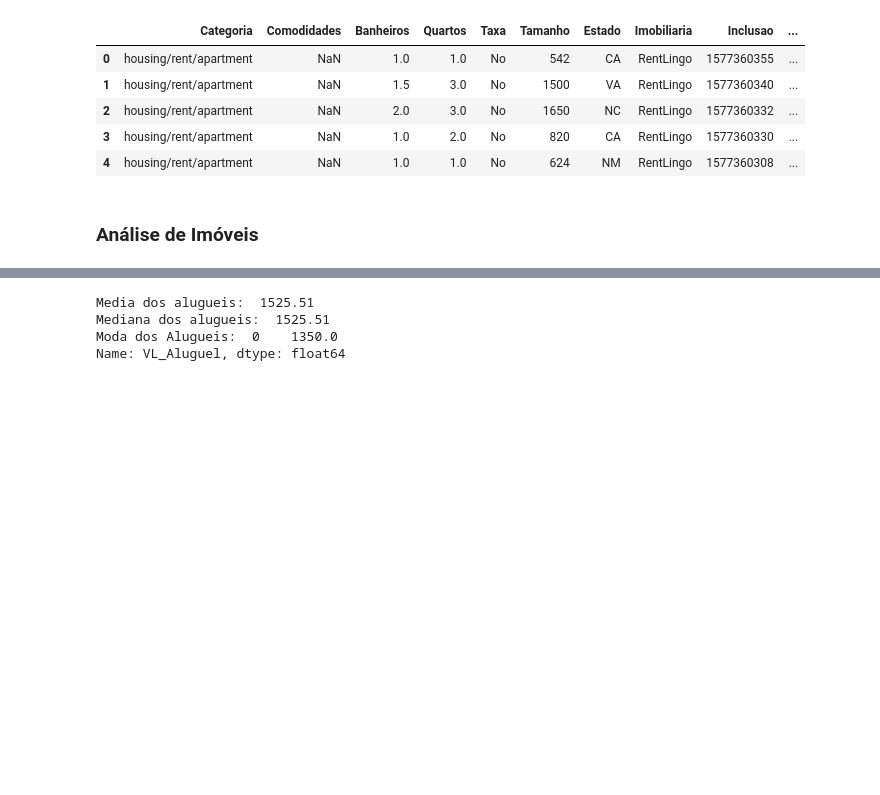
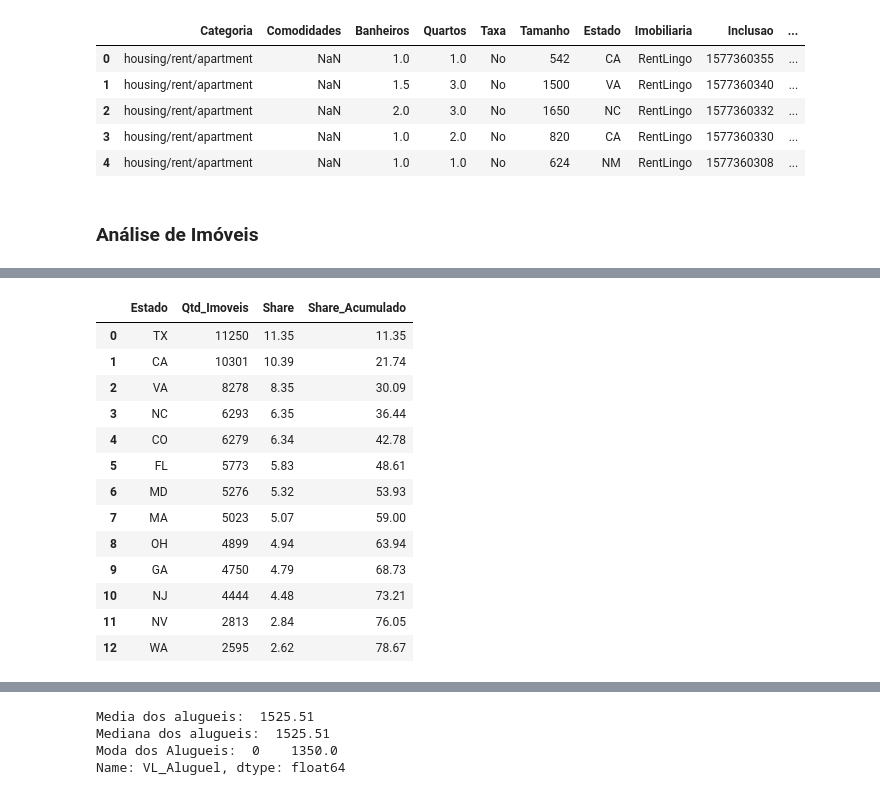
Before and after one commit to RoberthLourenco/Analise_Alugueis, a Jupyter notebook: analise_alugeis.ipynb, the cells around one changed output, grey strips where cells are left out. Drawn from its saved outputs; the diff is of its cells as text; code cells hidden in the pictures; blank space fills up the shorter version.

```diff
--- a/analise_alugeis.ipynb
+++ b/analise_alugeis.ipynb
@@ -311,0 +299,18 @@ plt.show()
+# %%
+top_share = df_estados[df_estados["Share_Acumulado"] <= 80]
+top_share
+# %% [output]
+|  | Estado | Qtd_Imoveis | Share | Share_Acumulado |
+| 0 | TX | 11250 | 11.35 | 11.35 |
+| 1 | CA | 10301 | 10.39 | 21.74 |
+| 2 | VA | 8278 | 8.35 | 30.09 |
+| 3 | NC | 6293 | 6.35 | 36.44 |
+| 4 | CO | 6279 | 6.34 | 42.78 |
+| 5 | FL | 5773 | 5.83 | 48.61 |
+| 6 | MD | 5276 | 5.32 | 53.93 |
+| 7 | MA | 5023 | 5.07 | 59.00 |
+| 8 | OH | 4899 | 4.94 | 63.94 |
+| 9 | GA | 4750 | 4.79 | 68.73 |
+| 10 | NJ | 4444 | 4.48 | 73.21 |
+| 11 | NV | 2813 | 2.84 | 76.05 |
+| 12 | WA | 2595 | 2.62 | 78.67 |
```
Also changed, not shown: parts of 9 cells of this notebook.
